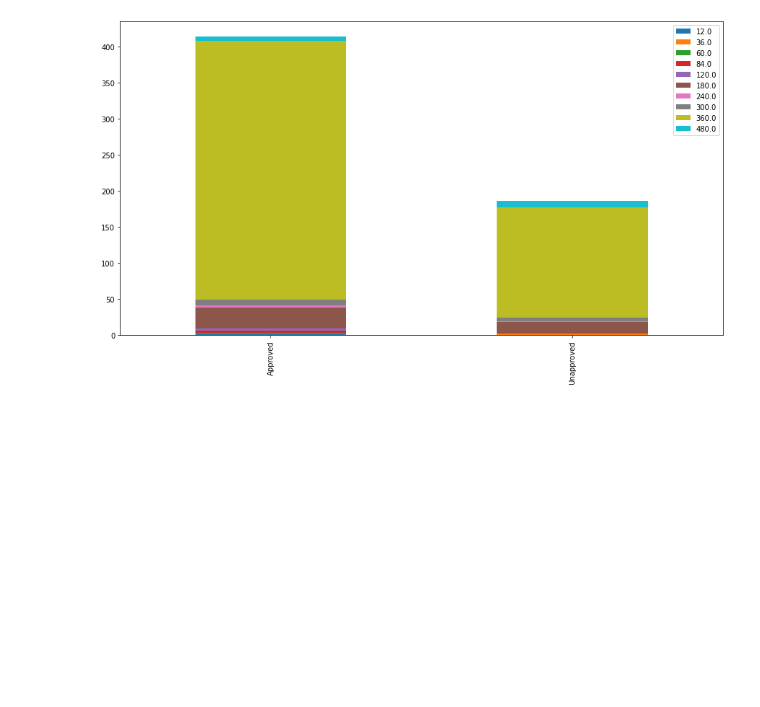
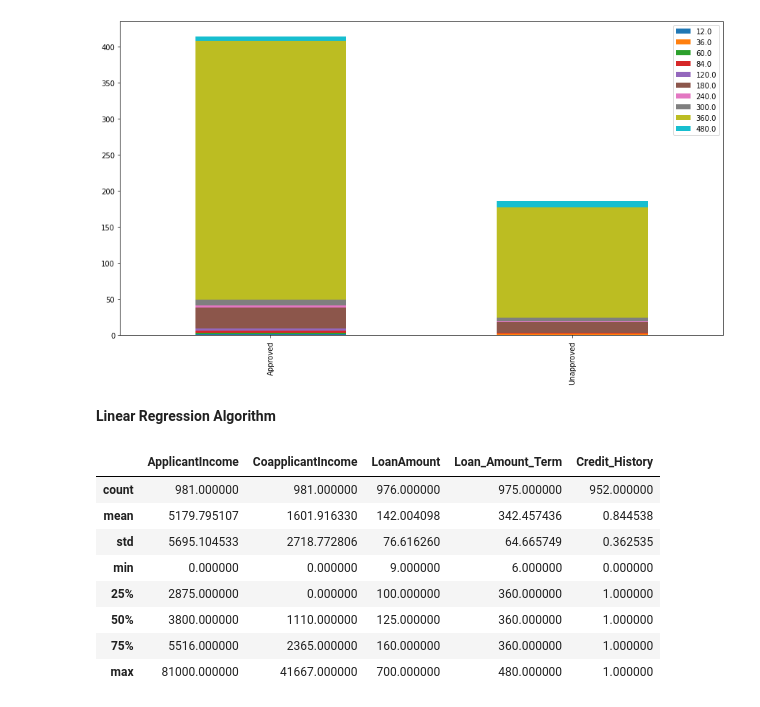
Before and after one commit to megha988/Loan-Prediction, a Jupyter notebook: Loan_Prediction.ipynb, the cells around one changed output. Saved outputs shown, nothing was run; the diff lists cells and outputs as text; code cells hidden in the pictures; blank space fills up the shorter version.

```diff
--- a/Loan_Prediction.ipynb
+++ b/Loan_Prediction.ipynb
@@ -422,3 +422,5 @@ df1.plot(kind='bar', stacked=True, figsize=(15,8))
 # %% [output]
 <matplotlib.axes._subplots.AxesSubplot at 0x...>
 [figure]
+# %% [markdown]
+**Linear Regression Algorithm**
@@ -424,0 +436,12 @@ df1.plot(kind='bar', stacked=True, figsize=(15,8))
+# %%
+final_df.describe()
+# %% [output]
+|  | ApplicantIncome | CoapplicantIncome | LoanAmount | Loan_Amount_Term | Credit_History |
+| count | 981.000000 | 981.000000 | 976.000000 | 975.000000 | 952.000000 |
+| mean | 5179.795107 | 1601.916330 | 142.004098 | 342.457436 | 0.844538 |
+| std | 5695.104533 | 2718.772806 | 76.616260 | 64.665749 | 0.362535 |
+| min | 0.000000 | 0.000000 | 9.000000 | 6.000000 | 0.000000 |
+| 25% | 2875.000000 | 0.000000 | 100.000000 | 360.000000 | 1.000000 |
+| 50% | 3800.000000 | 1110.000000 | 125.000000 | 360.000000 | 1.000000 |
+| 75% | 5516.000000 | 2365.000000 | 160.000000 | 360.000000 | 1.000000 |
+| max | 81000.000000 | 41667.000000 | 700.000000 | 480.000000 | 1.000000 |
```
Also changed, not shown: parts of 11 cells of this notebook.
